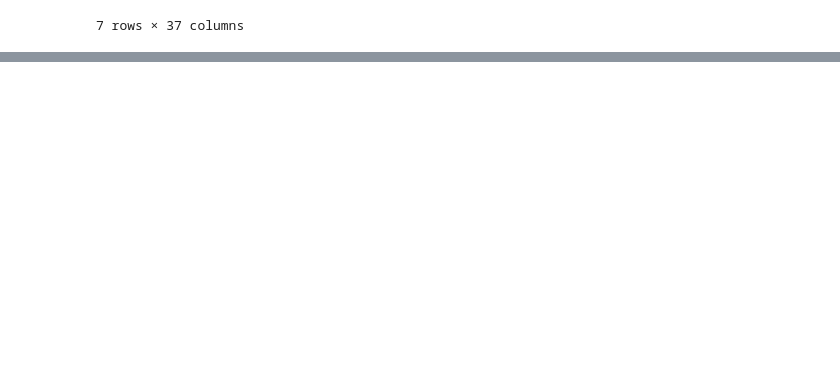
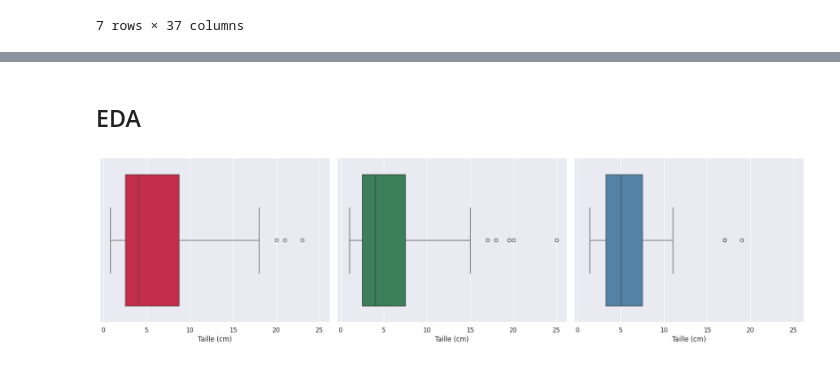
Before and after one commit to aymenSadraoui/ML-Model-Integrating-Computational-Pathology-to-Predict-Early-Recurrence-of-HCC, a Jupyter notebook: notebooks/EDA.ipynb, the cells around one changed output, grey strips where cells are left out. Saved outputs shown, nothing was run; the diff lists cells and outputs as text; code cells hidden in the pictures; blank space fills up the shorter version.

```diff
--- a/notebooks/EDA.ipynb
+++ b/notebooks/EDA.ipynb
@@ -58,0 +137,10 @@ df_bj.head(7)
+# %% [markdown]
+## EDA
+# %%
+fig, ax = plt.subplots(ncols=3, nrows=1, figsize=(18,5), sharex=True)
+sns.boxplot(x=df_pb['Taille (cm)'], ax=ax[0], color='crimson')
+sns.boxplot(x=df_hm['Taille (cm)'], ax=ax[1], color="seagreen")
+sns.boxplot(x=df_bj['Taille (cm)'], ax=ax[2], color='steelblue')
+plt.tight_layout()
+# %% [output]
+[figure, added]
```
Also changed, not shown: parts of 10 cells of this notebook.
